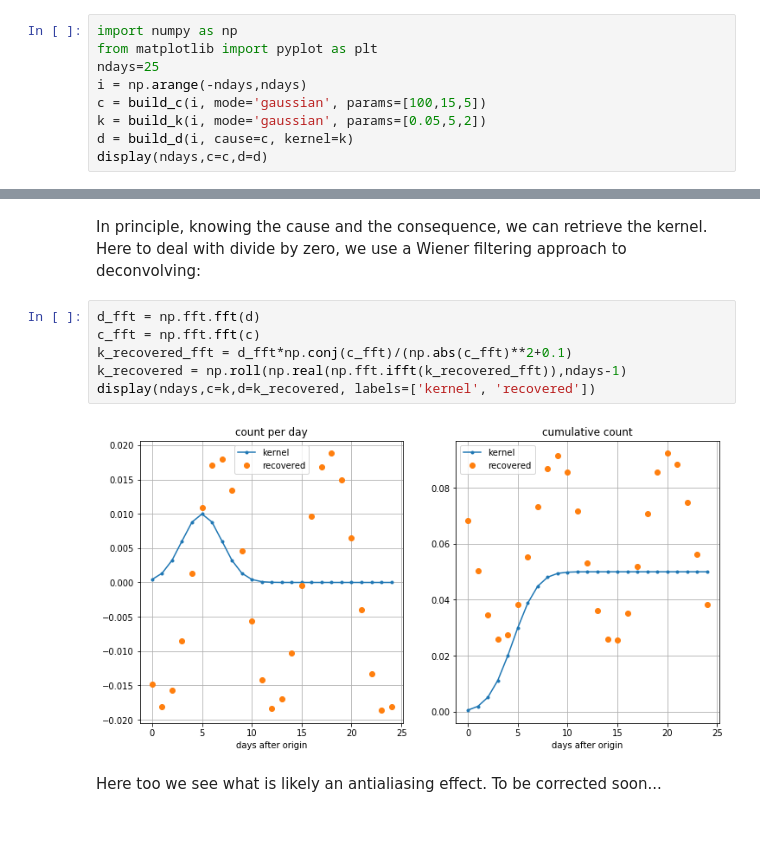
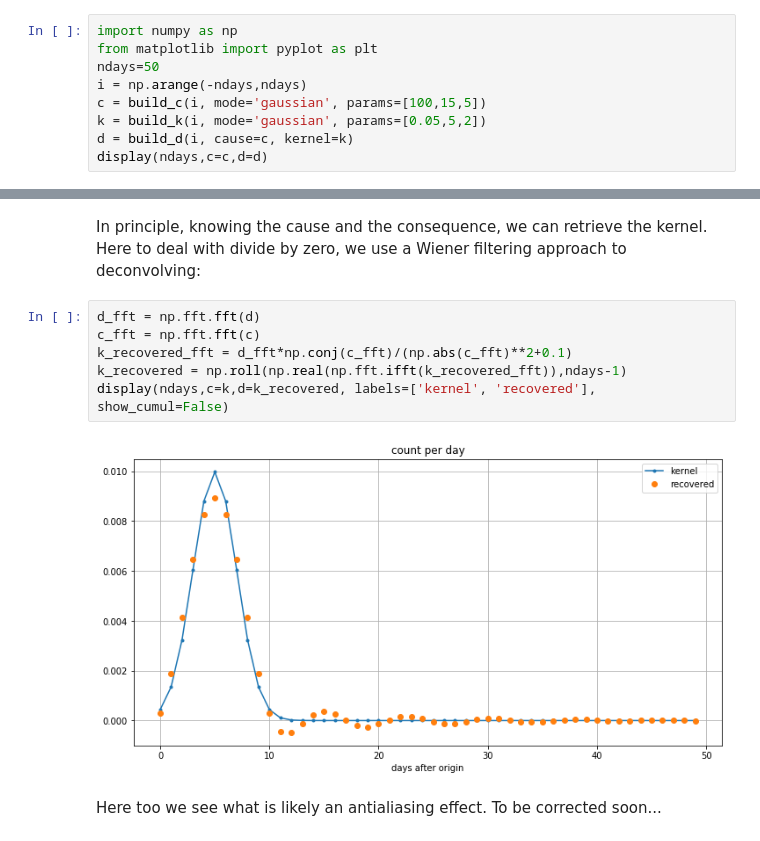
Before and after one commit to fredericpoitevin/tseries-deconvolution, a Jupyter notebook: Deconvolving_causal_time_series.ipynb, the cells around one changed output, grey strips where cells are left out. Cells and saved outputs as stored; diff of their text form.

```diff
--- a/Deconvolving_causal_time_series.ipynb
+++ b/Deconvolving_causal_time_series.ipynb
@@ -20,7 +20,7 @@ For now we assume that $c$ and $k$ are gaussian and we look at $d$:
 # %%
 import numpy as np
 from matplotlib import pyplot as plt
-ndays=25
+ndays=50
 i = np.arange(-ndays,ndays)
 c = build_c(i, mode='gaussian', params=[100,15,5])
 k = build_k(i, mode='gaussian', params=[0.05,5,2])
@@ -45,11 +45,11 @@ In principle, knowing the cause and the consequence, we can retrieve the kernel.
 # %%
 d_fft = np.fft.fft(d)
 c_fft = np.fft.fft(c)
 k_recovered_fft = d_fft*np.conj(c_fft)/(np.abs(c_fft)**2+0.1)
 k_recovered = np.roll(np.real(np.fft.ifft(k_recovered_fft)),ndays-1)
-display(ndays,c=k,d=k_recovered, labels=['kernel', 'recovered'])
+display(ndays,c=k,d=k_recovered, labels=['kernel', 'recovered'], show_cumul=False)
 # %% [output]
-[figure, old version]
+[figure, new version]
 # %% [markdown]
 Here too we see what is likely an antialiasing effect. To be corrected soon...
 # %% [markdown]
```
Also changed, not shown: parts of 3 cells of this notebook.
